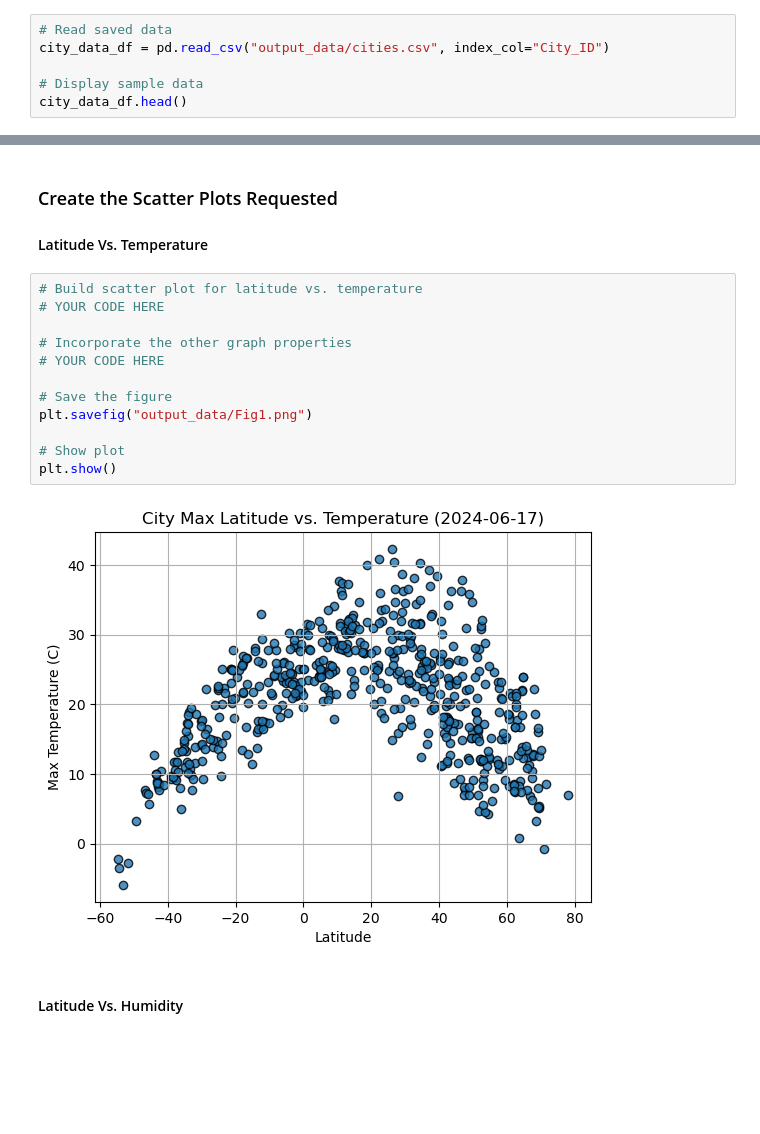
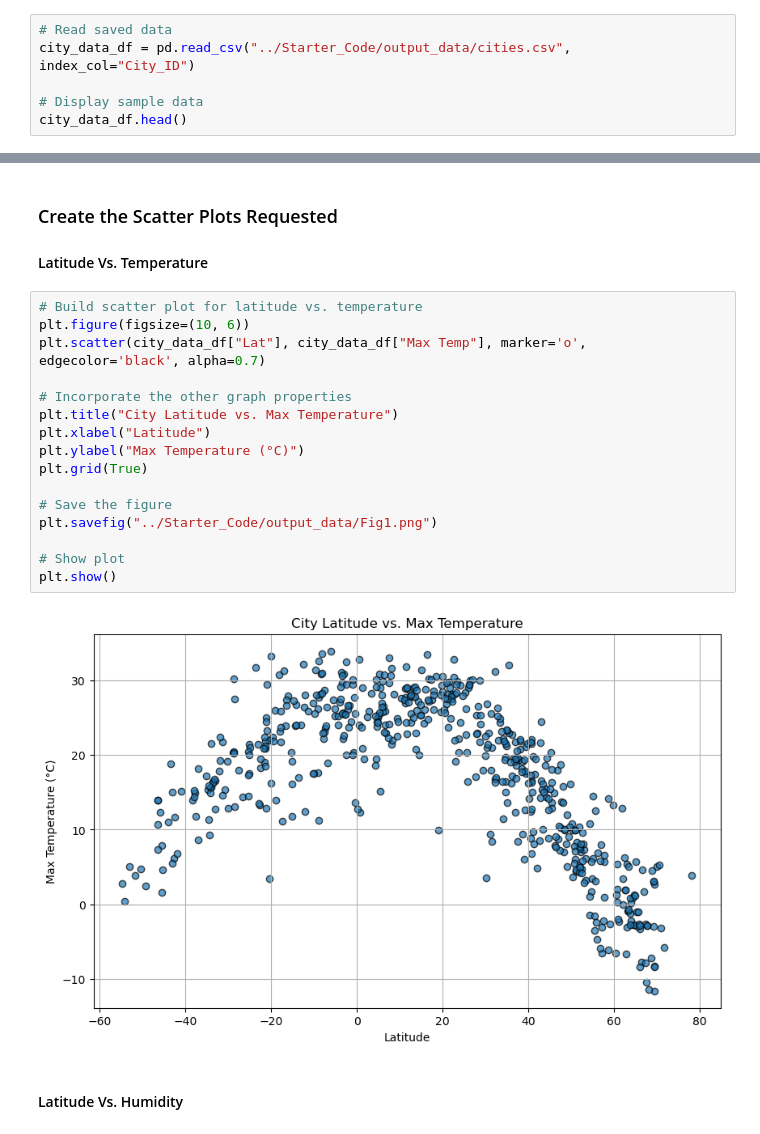
Before and after one commit to leahmathena/python-api-challenge, a Jupyter notebook: WeatherPy/WeatherPy.ipynb, the cells around one changed output, grey strips where cells are left out. Cells and saved outputs as stored; diff of their text form; blank space fills up the shorter version.

Commit message:
Updating Code and Adding Output Data

```diff
--- a/WeatherPy/WeatherPy.ipynb
+++ b/WeatherPy/WeatherPy.ipynb
@@ -175,6 +175,6 @@ city_data_df.to_csv("output_data/cities.csv", index_label="City_ID")
 # %%
 # Read saved data
-city_data_df = pd.read_csv("output_data/cities.csv", index_col="City_ID")
+city_data_df = pd.read_csv("../Starter_Code/output_data/cities.csv", index_col="City_ID")
 
 # Display sample data
 city_data_df.head()
@@ -192,18 +192,22 @@ city_data_df.head()
 #### Latitude Vs. Temperature
 # %%
 # Build scatter plot for latitude vs. temperature
-# YOUR CODE HERE
+plt.figure(figsize=(10, 6))
+plt.scatter(city_data_df["Lat"], city_data_df["Max Temp"], marker='o', edgecolor='black', alpha=0.7)
 
 # Incorporate the other graph properties
-# YOUR CODE HERE
+plt.title("City Latitude vs. Max Temperature")
+plt.xlabel("Latitude")
+plt.ylabel("Max Temperature (°C)")
+plt.grid(True)
 
 # Save the figure
-plt.savefig("output_data/Fig1.png")
+plt.savefig("../Starter_Code/output_data/Fig1.png")
 
 # Show plot
 plt.show()
 # %% [output]
-[figure, old version]
+[figure, new version]
 # %% [markdown]
 #### Latitude Vs. Humidity
 # %%
```
Also changed, not shown: parts of 37 cells of this notebook, 14 other files.
